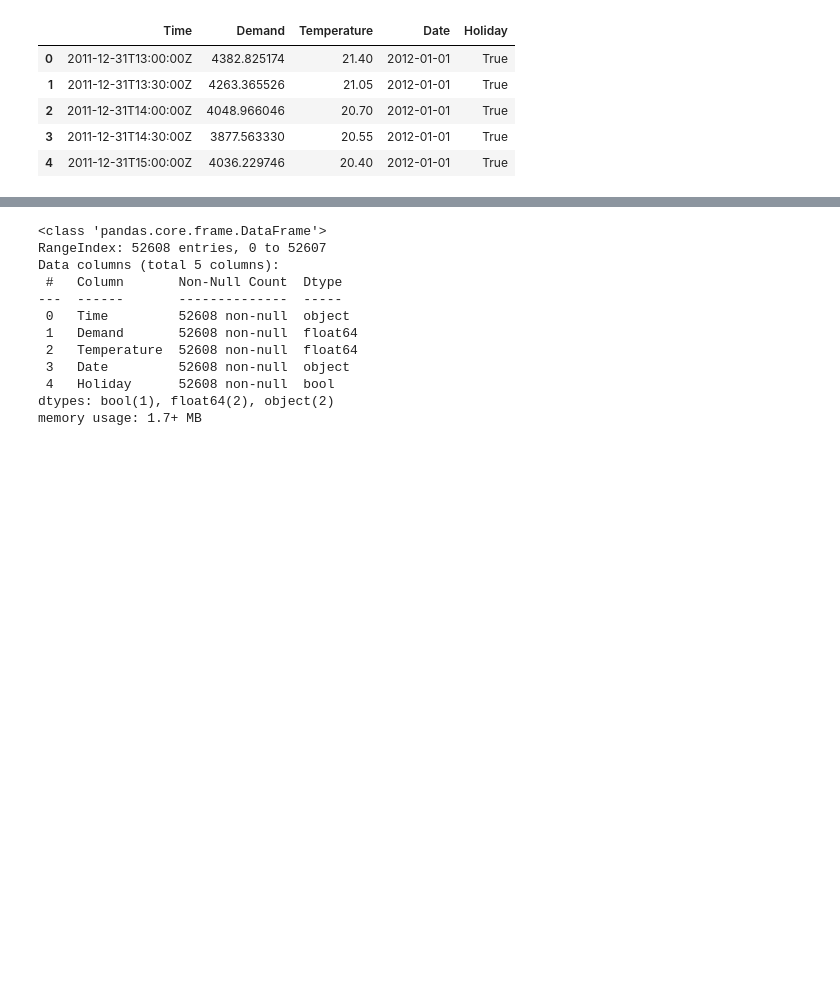
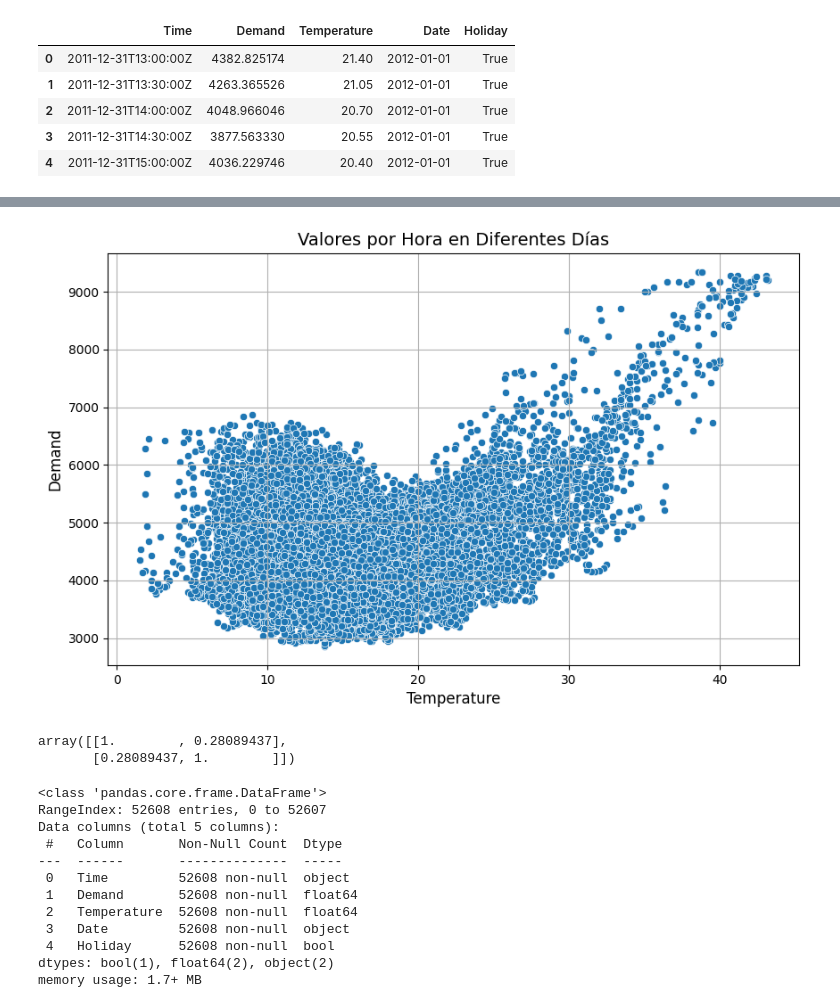
Before and after one commit to DavidGuzzi/TSA, a Jupyter notebook: Forecasting Principles and Practice 3rd/2/2.ipynb, the cells around one changed output, grey strips where cells are left out. Cells and saved outputs as stored; diff of their text form; code cells hidden in the pictures; blank space fills up the shorter version.

```diff
--- a/Forecasting Principles and Practice 3rd/2/2.ipynb
+++ b/Forecasting Principles and Practice 3rd/2/2.ipynb
@@ -108,3 +157,28 @@ df_ve.head()
+# %%
+import matplotlib.pyplot as plt
+import seaborn as sns
+df_ve_2014 = df_ve[df_ve['year']==2014]
+plt.figure(figsize=(10,6))
+
+# Graficar una línea por cada día, con colores diferentes
+sns.scatterplot(x='Temperature', y='Demand', data=df_ve_2014, legend=False)
+
+# Ajustar etiquetas y títulos
+plt.title('Valores por Hora en Diferentes Días', fontsize=14)
+plt.xlabel('Temperature', fontsize=12)
+plt.ylabel('Demand', fontsize=12)
+
+# Mostrar leyenda y gráfico
+plt.grid(True)
+plt.show()
+# %% [output]
+[figure, added]
+# %%
+import numpy as np
+np.corrcoef(df_ve_2014['Temperature'], df_ve_2014['Demand'])
+# %% [output]
+array([[1.        , 0.28089437],
+       [0.28089437, 1.        ]])
 # %%
 df_ve.info()
 # %% [output]
```
Also changed, not shown: parts of 3 cells of this notebook.
